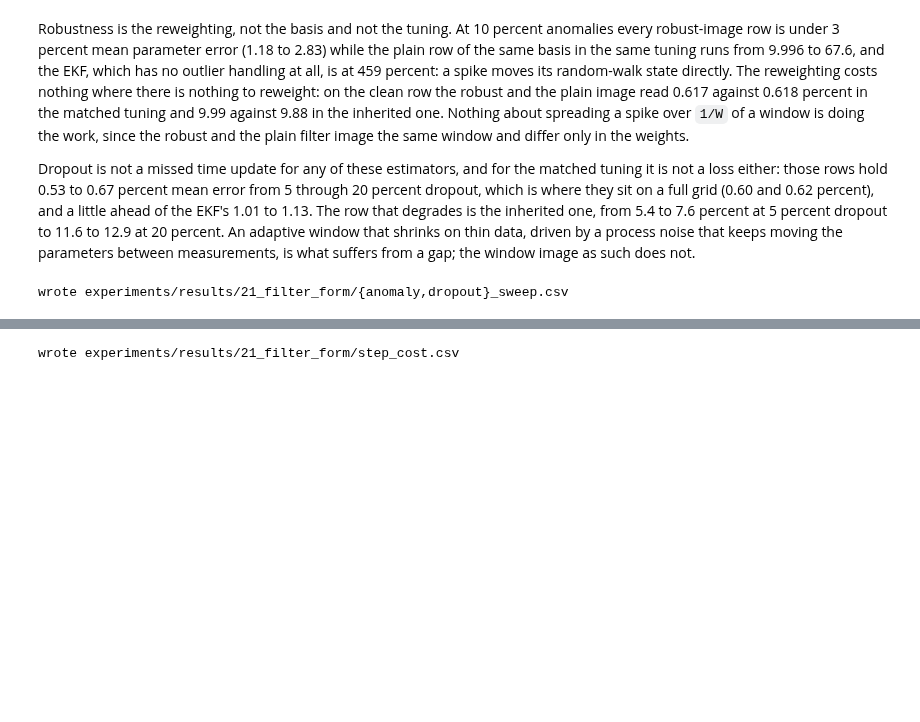
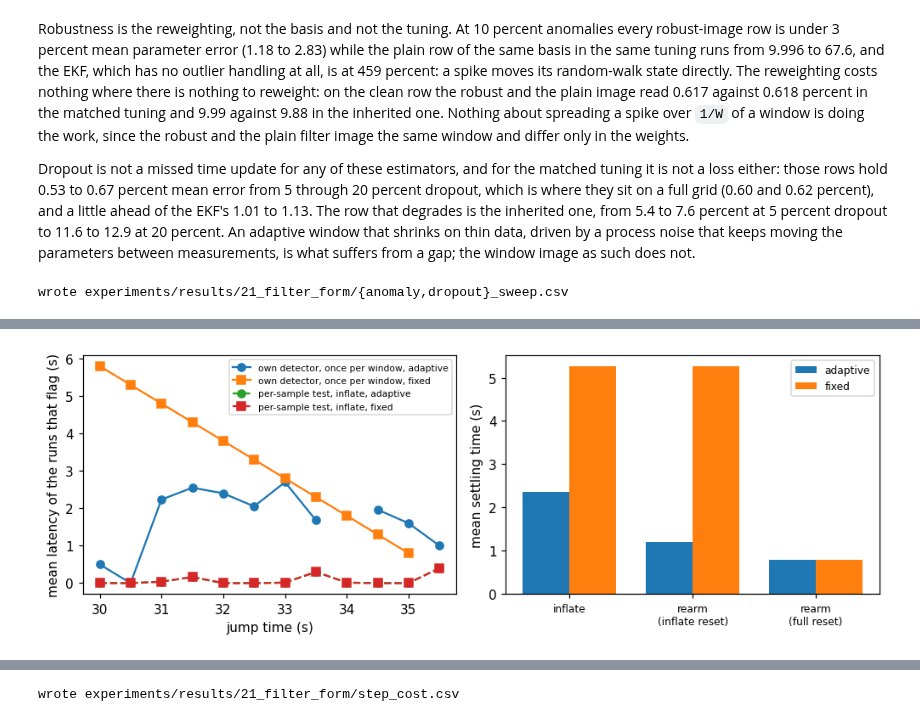
Before and after one commit to ringavirda/science-nonline, a Jupyter notebook: packages/dtfit-experimental/experiments/technology/21_filter_form.ipynb, the cells around one changed output, grey strips where cells are left out. Drawn from its saved outputs; the diff is of its cells as text; code cells hidden in the pictures; blank space fills up the shorter version.

```diff
--- a/packages/dtfit-experimental/experiments/technology/21_filter_form.ipynb
+++ b/packages/dtfit-experimental/experiments/technology/21_filter_form.ipynb
@@ -963 +1063,26 @@ drift_latency_table
+# %%
+fig, axes = plt.subplots(1, 2, figsize=(9.2, 3.3))
+for (alarm, window), g in drift_phase.groupby(["alarm", "window"], sort=False):
+    if alarm not in (OWN, PER_SAMPLE):
+        continue
+    axes[0].plot(g.jump_s, g.latency_mean_s,
+                 marker="o" if window == "adaptive" else "s",
+                 ls="-" if alarm == OWN else "--",
+                 label=f"{alarm}, {window}")
+axes[0].set_xlabel("jump time (s)")
+axes[0].set_ylabel("mean latency of the runs that flag (s)")
+axes[0].legend(fontsize=7)
+shown = drift_response[drift_response.alarm != OWN]
+x = np.arange(shown.alarm.nunique())
+for k, window in enumerate(("adaptive", "fixed")):
+    part = shown[shown.window == window]
+    axes[1].bar(x + (k - 0.5) * 0.38, part.settling_mean_s, 0.38, label=window)
+axes[1].set_xticks(x)
+axes[1].set_xticklabels(["inflate", "rearm\n(inflate reset)",
+                         "rearm\n(full reset)"], fontsize=8)
+axes[1].set_ylabel("mean settling time (s)")
+axes[1].legend(fontsize=8)
+fig.tight_layout()
+# %% [output]
+[figure, added]
 # %%
```
Also changed, not shown: parts of 18 cells of this notebook, 6 other files.
